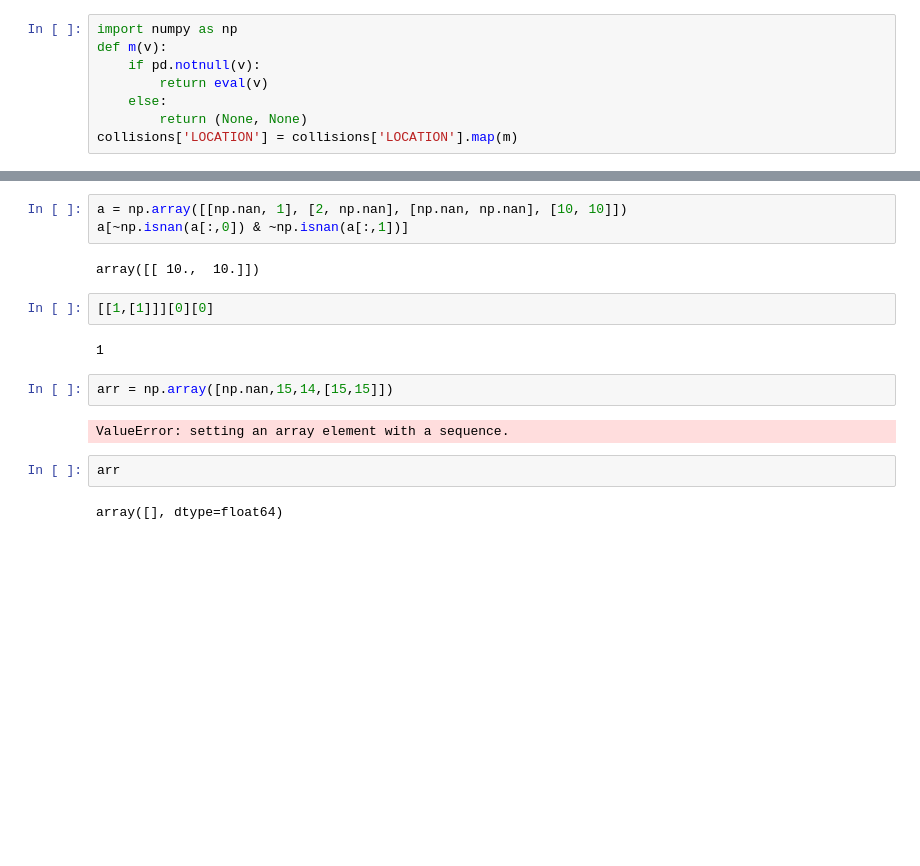
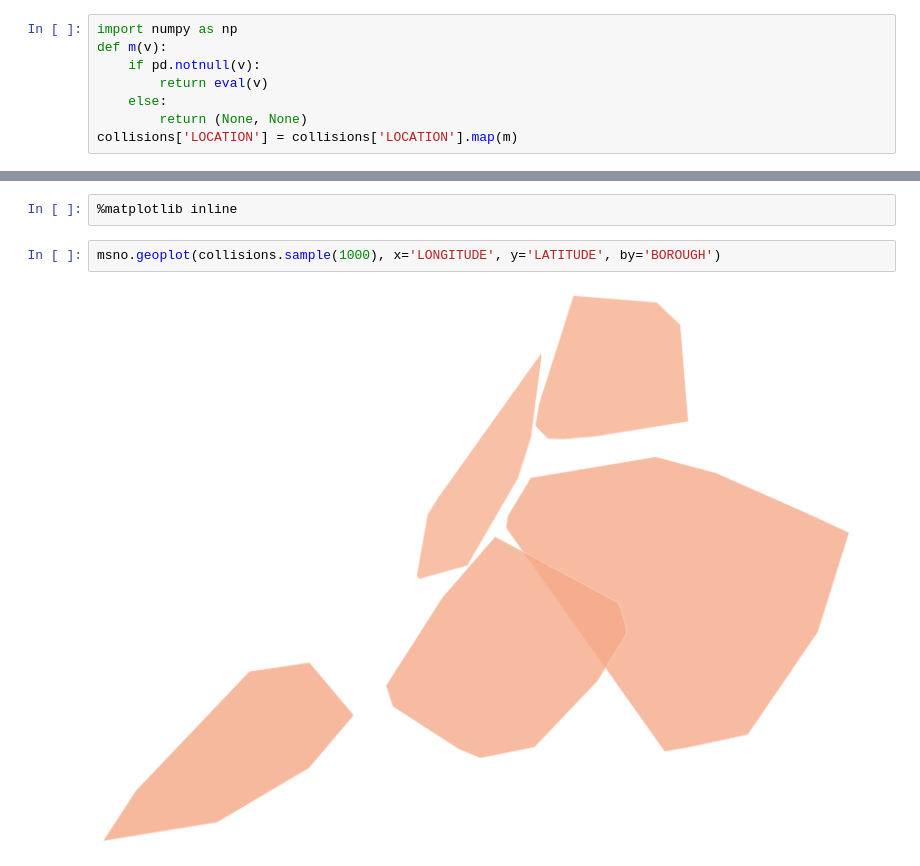
Before and after one commit to ResidentMario/missingno, a Jupyter notebook: dev2.ipynb, the cells around one changed output, grey strips where cells are left out. Drawn from its saved outputs; the diff is of its cells as text; blank space fills up the shorter version.

```diff
--- a/dev2.ipynb
+++ b/dev2.ipynb
@@ -34,17 +21,6 @@ array([[False,  True],
-# %%
-a = np.array([[np.nan, 1], [2, np.nan], [np.nan, np.nan], [10, 10]])
-a[~np.isnan(a[:,0]) & ~np.isnan(a[:,1])]
-# %% [output]
-array([[ 10.,  10.]])
-# %%
-[[1,[1]]][0][0]
-# %% [output]
-1
-# %%
-arr = np.array([np.nan,15,14,[15,15]])
-# %% [output]
-ValueError: setting an array element with a sequence.
-# %%
-arr
-# %% [output]
-array([], dtype=float64)
+# %%
+%matplotlib inline
+# %%
+msno.geoplot(collisions.sample(1000), x='LONGITUDE', y='LATITUDE', by='BOROUGH')
+# %% [output]
+[figure, added]
```
Also changed, not shown: parts of 8 cells of this notebook, 2 other files.
